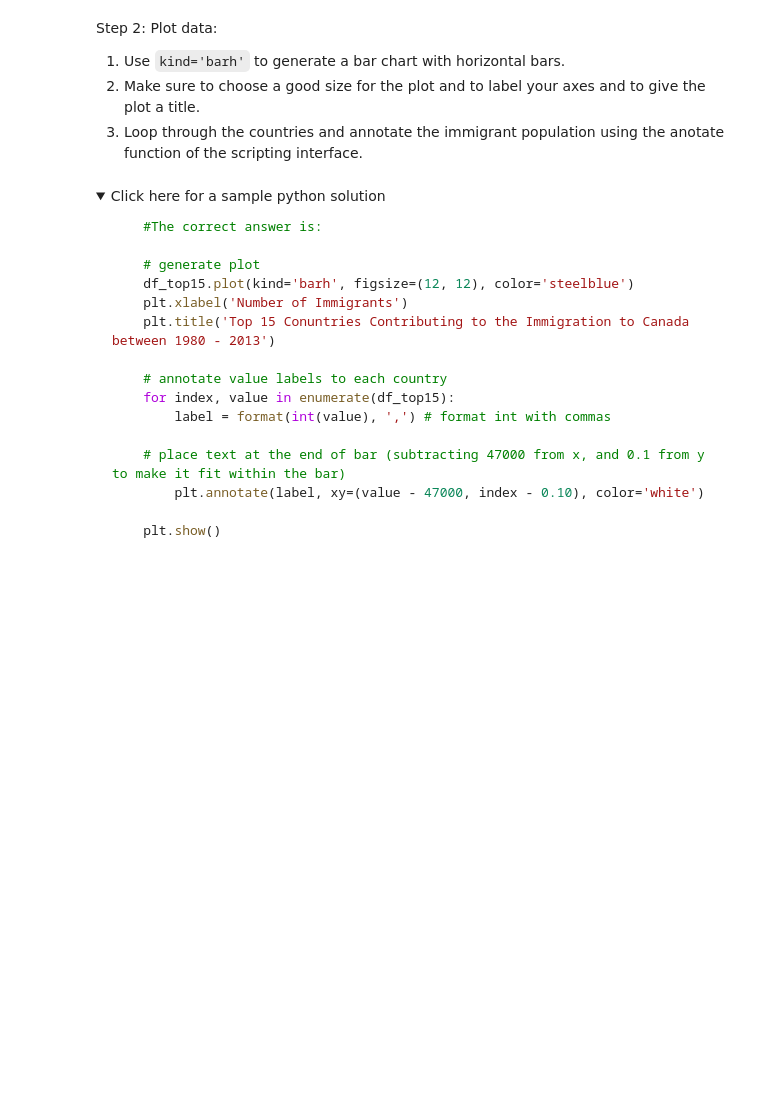
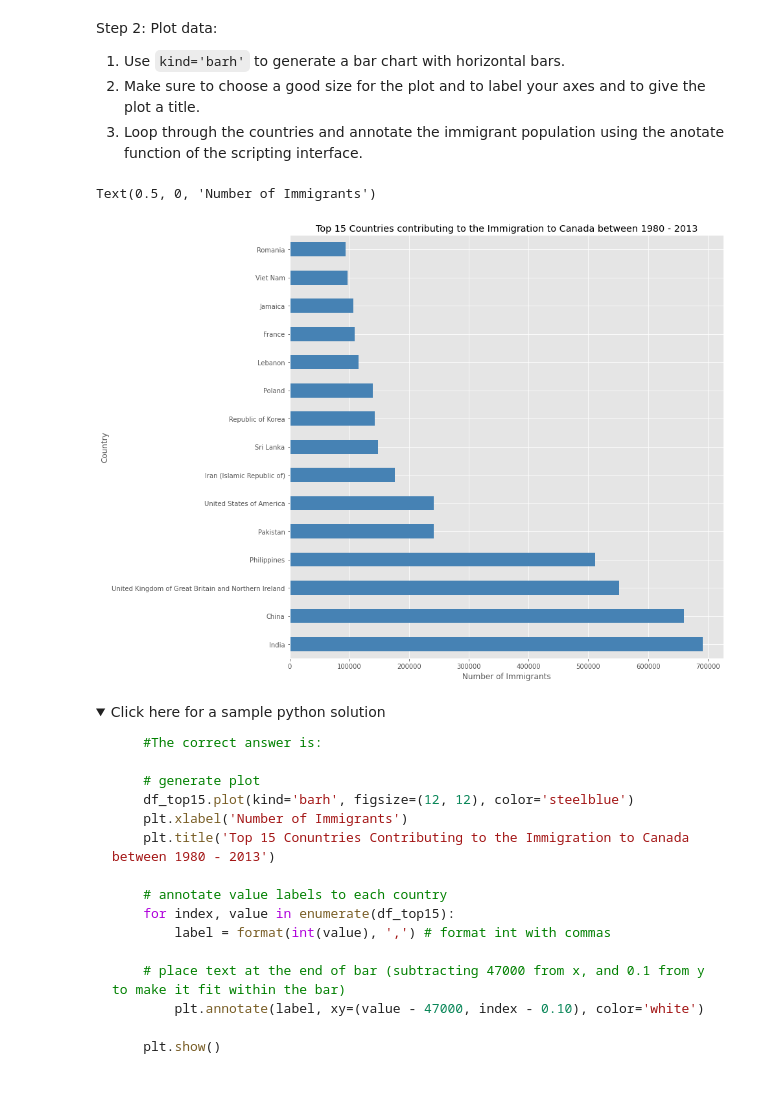
Before and after one commit to qualityland/IBM_Data_Science, a Jupyter notebook: 08_Data_Visualization/labs/DV0101EN-2-Exercise-Area-Plots-Histograms-and-Bar-Charts.ipynb, the cells around one changed output. Drawn from its saved outputs; the diff is of its cells as text; code cells hidden in the pictures; folded sections open; blank space fills up the shorter version.

```diff
--- a/08_Data_Visualization/labs/DV0101EN-2-Exercise-Area-Plots-Histograms-and-Bar-Charts.ipynb
+++ b/08_Data_Visualization/labs/DV0101EN-2-Exercise-Area-Plots-Histograms-and-Bar-Charts.ipynb
@@ -722,3 +754,5 @@ Sometimes it is more practical to represent the data horizontally, especially if
 Step 1: Get the data pertaining to the top 15 countries.
 # %%
 ### type your answer here
+df_top15 = df_can['Total'].head(15)
+df_top15
@@ -749,3 +799,13 @@ Step 2: Plot data:
+# %%
+### type your answer here
+df_top15.plot(kind='barh',
+              figsize=(12, 12),
+              color='steelblue')
+plt.title('Top 15 Countries contributing to the Immigration to Canada between 1980 - 2013')
+plt.xlabel('Number of Immigrants')
+# %% [output]
+Text(0.5, 0, 'Number of Immigrants')
+[figure, added]
 # %% [markdown]
 <details><summary>Click here for a sample python solution</summary>
 
```
Also changed, not shown: parts of 10 cells of this notebook, 3 other files.
